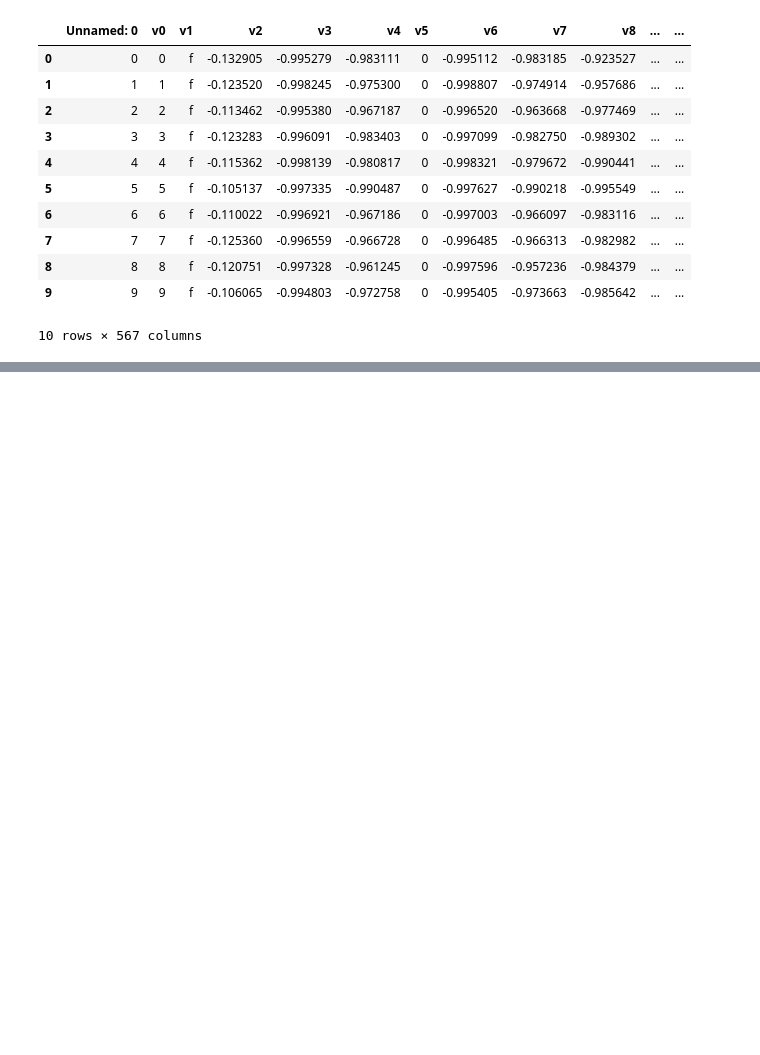
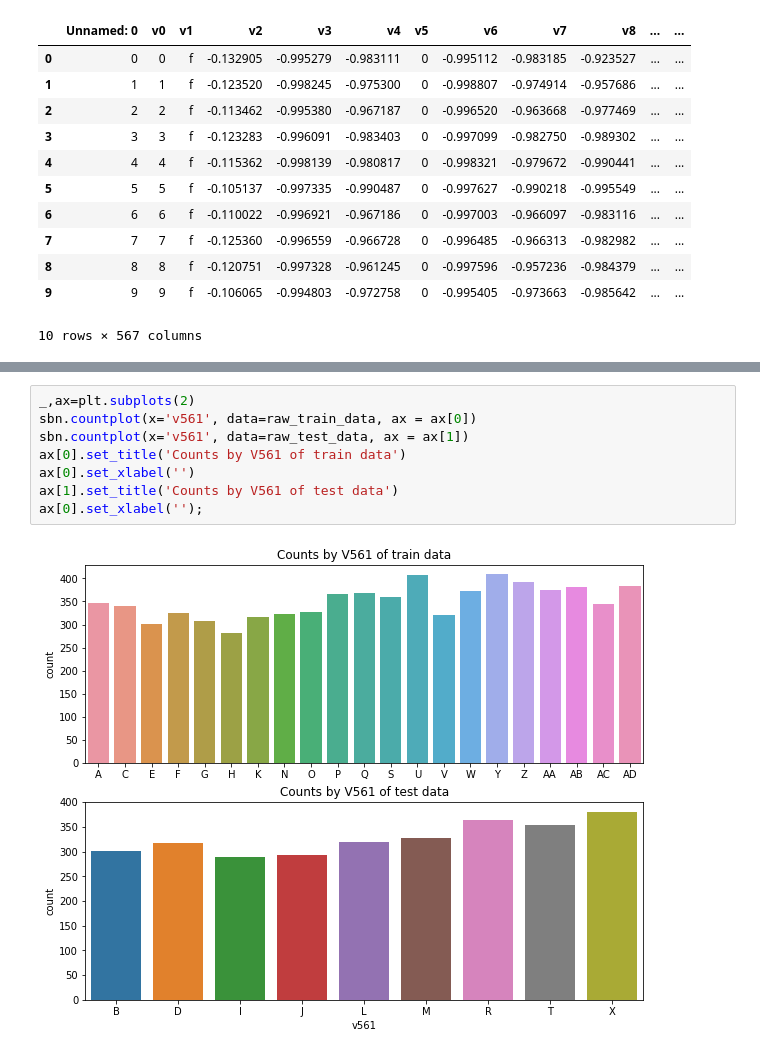
Before and after one commit to geqiao/task1, a Jupyter notebook: task1.ipynb, the cells around one changed output, grey strips where cells are left out. Saved outputs shown, nothing was run; the diff lists cells and outputs as text; blank space fills up the shorter version.

```diff
--- a/task1.ipynb
+++ b/task1.ipynb
@@ -28,0 +72,10 @@ plt.title('Counts by label');
+# %%
+_,ax=plt.subplots(2)
+sbn.countplot(x='v561', data=raw_train_data, ax = ax[0])
+sbn.countplot(x='v561', data=raw_test_data, ax = ax[1])
+ax[0].set_title('Counts by V561 of train data')
+ax[0].set_xlabel('')
+ax[1].set_title('Counts by V561 of test data')
+ax[0].set_xlabel('');
+# %% [output]
+[figure, added]
```
Also changed, not shown: parts of 13 cells of this notebook.
